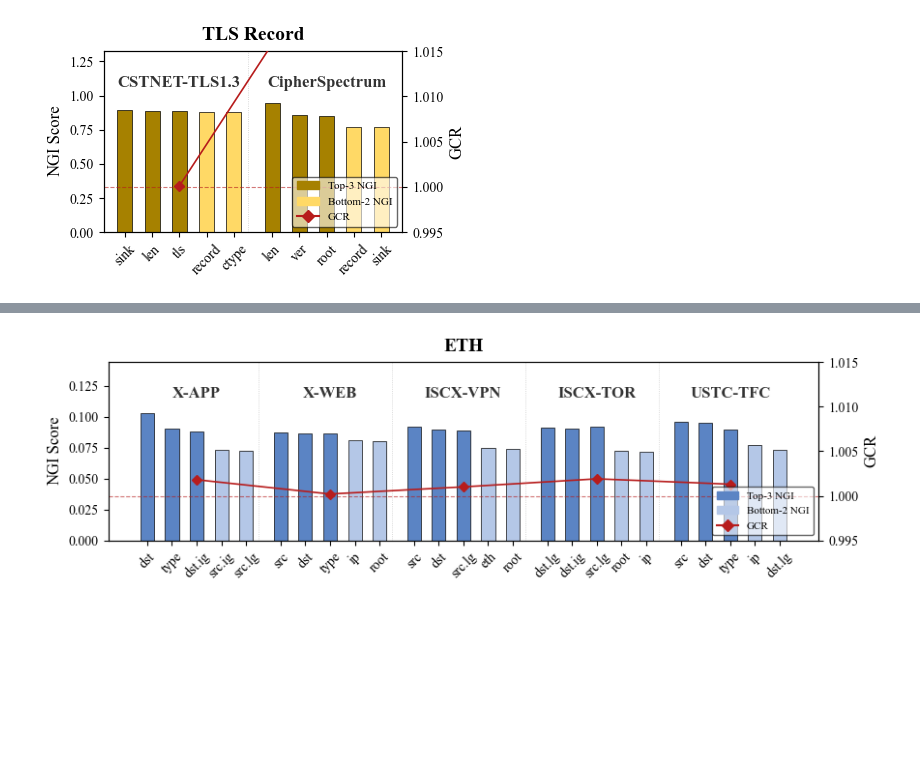
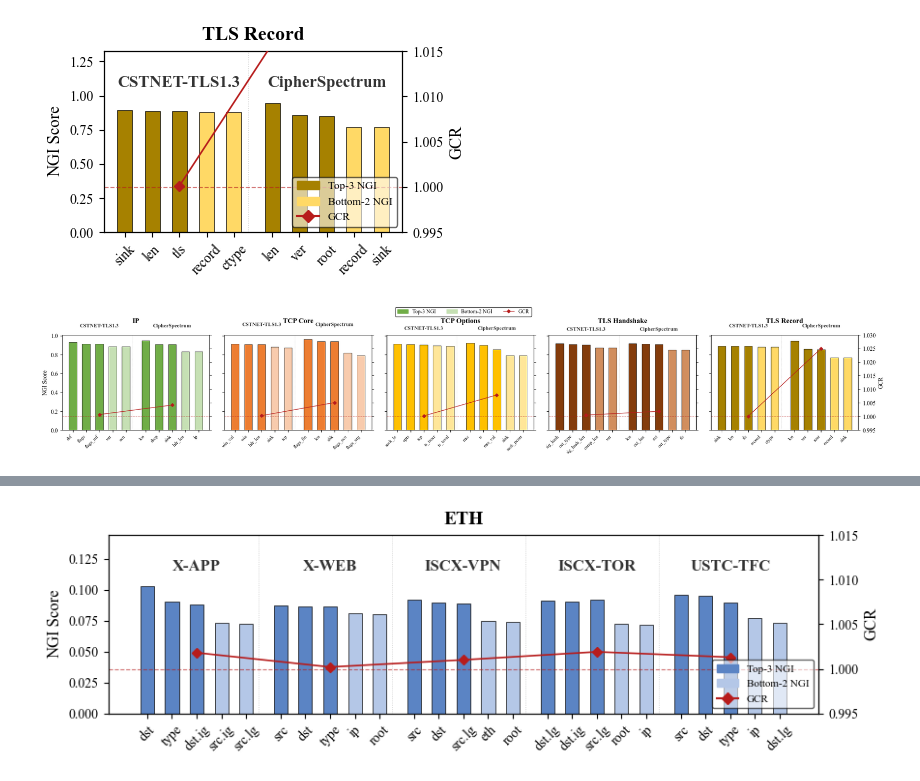
Before and after one commit to RakuLomis/traffic_encoder, a Jupyter notebook: field_level_ngi.ipynb, the cells around one changed output, grey strips where cells are left out. Drawn from its saved outputs; the diff is of its cells as text; code cells hidden in the pictures; blank space fills up the shorter version.

Commit message:
ADD: combined feature importance.

```diff
--- a/field_level_ngi.ipynb
+++ b/field_level_ngi.ipynb
@@ -405,3 +405,92 @@ for l in df["Layer"].unique():
 [figure]
 [figure]
 [figure]
+# %%
+def draw_tifs_combined_plot(df, gcr_data):
+    layers = df["Layer"].unique()
+    num_layers = len(layers)
+
+    # 计算总宽度：根据 Layer 数量动态调整
+    # 假设每列宽度约为 3.5 inch
+    fig, axes = plt.subplots(1, num_layers, figsize=(4 * num_layers, 3.5), sharey=True)
+    plt.subplots_adjust(wspace=0.2) # 列间距
+
+    # 存储图例句柄，最后统一生成一个图例
+    legend_handles = []
+
+    for i, layer_name in enumerate(layers):
+        ax1 = axes[i]
+        layer_df = df[df["Layer"] == layer_name]
+        active_ds = [ds for ds in datasets_order if ds in layer_df["Dataset"].unique()]
+
+        colors = color_map.get(layer_name, {"Top": "gray", "Btm": "lightgray"})
+
+        current_x = 0
+        x_pos, x_labels = [], []
+        gcr_x_coords, gcr_vals = [], []
+
+        # --- 1. 绘制 NGI 条形图 (左轴) ---
+        for idx, ds in enumerate(active_ds):
+            ds_data = layer_df[layer_df["Dataset"] == ds].sort_values(by="Category", ascending=False)
+
+            # 数据集标题
+            ds_center = current_x + (len(ds_data)-1)/2
+            ax1.text(ds_center, layer_df["NGI"].max() * 1.15, ds,
+                    ha='center', fontsize=9, fontweight='bold', color='#333333')
+
+            gcr_x_coords.append(ds_center)
+            gcr_vals.append(gcr_data.get(layer_name, {}).get(ds, 1.0))
+
+            for row in ds_data.itertuples():
+                bar_color = colors["Top"] if row.Category == "Top" else colors["Btm"]
+                bar = ax1.bar(current_x, row.NGI, color=bar_color, edgecolor='black',
+                               linewidth=0.5, width=0.6, zorder=2)
+                x_pos.append(current_x)
+                x_labels.append(row.Field)
+                current_x += 1
+
+            if idx < len(active_ds) - 1:
+                ax1.axvline(x=current_x - 0.5, color='#CCCCCC', linestyle=':', linewidth=0.6, zorder=1)
+                current_x += 0.5
+
+        # --- 2. 绘制 GCR 趋势图 (右轴) ---
+        ax2 = ax1.twinx()
+        ax2.axhline(y=1.0, color='#B71C1C', linestyle='--', linewidth=0.8, alpha=0.6, zorder=1)
+        line, = ax2.plot(gcr_x_coords, gcr_vals, color='#B71C1C', marker='D', markersize=4,
+                        linewidth=1.0, label='GCR', zorder=3)
+
+        # 只有最右边的子图显示右轴标签
+        if i == num_layers - 1:
+            ax2.set_ylabel("GCR", fontsize=10, color='black')
+        else:
+            ax2.set_yticklabels([]) # 隐藏中间子图的刻度数字
+
+        ax2.set_ylim(0.995, 1.03) # 统一 GCR 范围
+
+        # --- 3. 细节美化 ---
+        ax1.set_xticks(x_pos)
+        ax1.set_xticklabels(x_labels, rotation=45, ha='right', fontsize=8)
+        ax1.set_title(layer_name, fontsize=12, fontweight='bold', pad=20)
+
+        if i == 0:
+            ax1.set_ylabel("NGI Score", fontsize=10)
+
+        # 收集图例（仅记录一次）
+        if i == 0:
+            top_patch = patches.Patch(color=colors["Top"], label='Top-3 NGI')
+            btm_patch = patches.Patch(color=colors["Btm"], label='Bottom-2 NGI')
+            legend_handles = [top_patch, btm_patch, line]
+
+    # --- 4. 统一图例 ---
+    # 将图例放在整个画布的底部中央或右上角
+    fig.legend(handles=legend_handles, loc='upper center', bbox_to_anchor=(0.5, 1.05),
+               ncol=3, fontsize=9, frameon=True, edgecolor='black')
+
+    plt.tight_layout()
+    plt.savefig("TIFS_Combined_Layers.pdf", bbox_inches='tight')
+    plt.show()
+
+# 调用
+draw_tifs_combined_plot(df, gcr_data)
+# %% [output]
+[figure, added]
```
Also changed, not shown: parts of 1 cell of this notebook.
